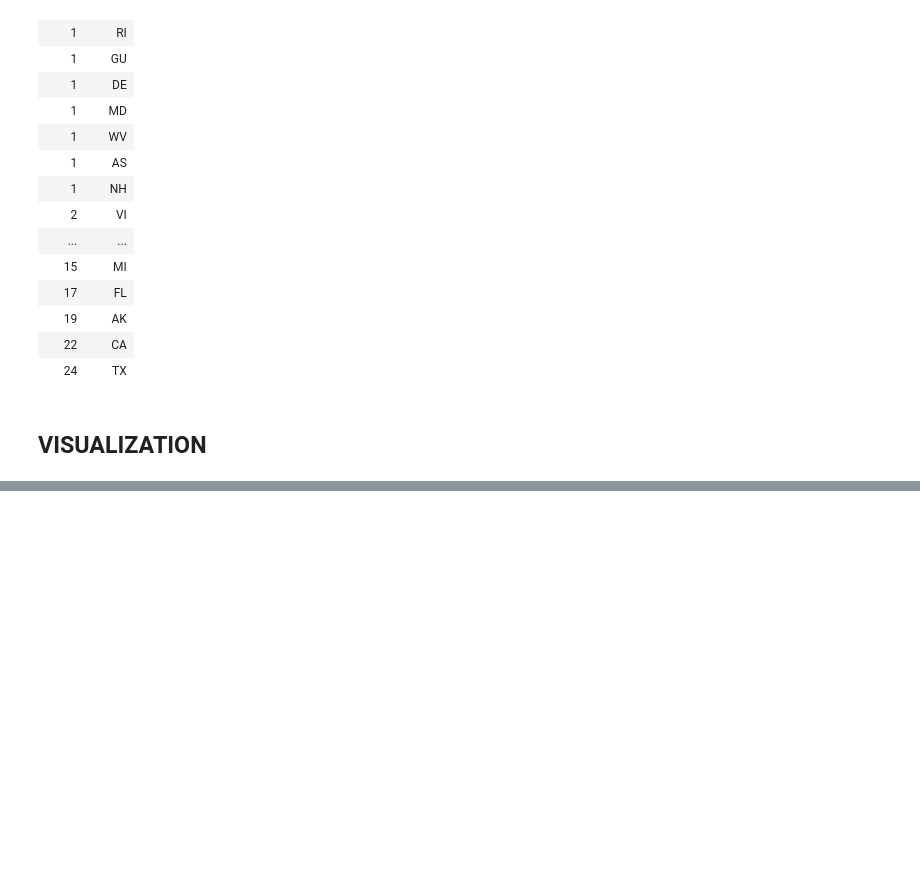
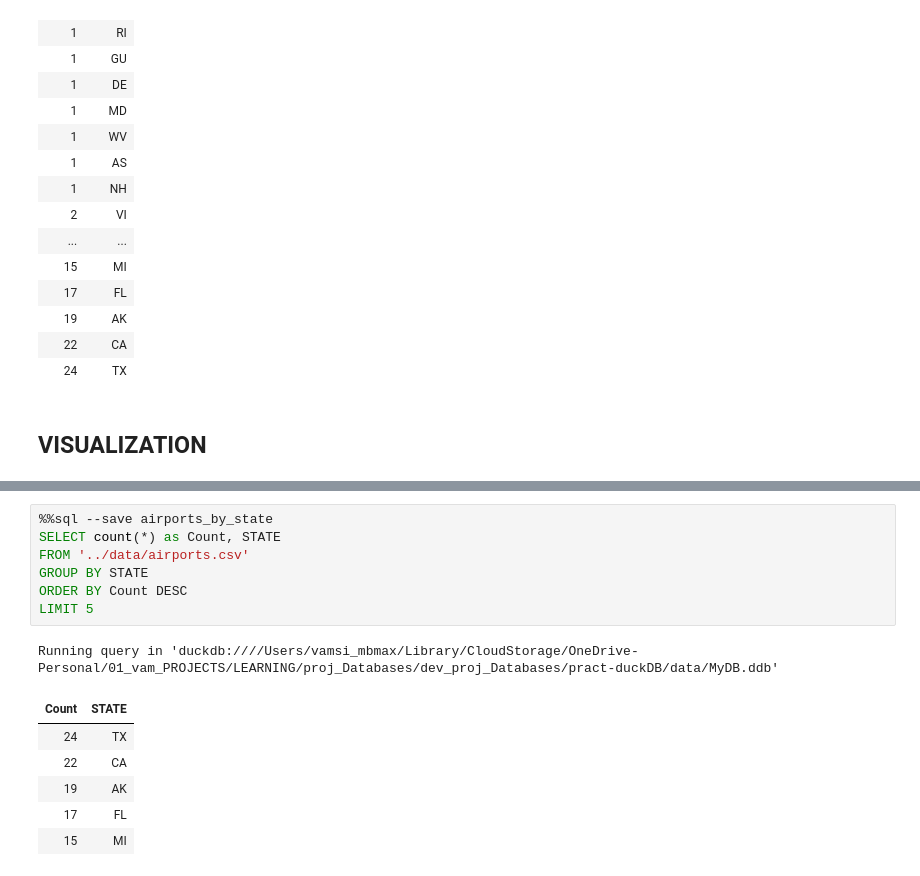
Before and after one commit to Friend09/practise-duckdb, a Jupyter notebook: notebooks/pract-ch4-duckdb-jupySQL.ipynb, the cells around one changed output, grey strips where cells are left out. Drawn from its saved outputs; the diff is of its cells as text; blank space fills up the shorter version.

```diff
--- a/notebooks/pract-ch4-duckdb-jupySQL.ipynb
+++ b/notebooks/pract-ch4-duckdb-jupySQL.ipynb
@@ -198,0 +248,15 @@ Running query in 'duckdb:////Users/vamsi_mbmax/Library/CloudStorage/OneDrive-Per
+# %%
+%%sql --save airports_by_state
+SELECT count(*) as Count, STATE
+FROM '../data/airports.csv'
+GROUP BY STATE
+ORDER BY Count DESC
+LIMIT 5
+# %% [output]
+Running query in 'duckdb:////Users/vamsi_mbmax/Library/CloudStorage/OneDrive-Personal/01_vam_PROJECTS/LEARNING/proj_Databases/dev_proj_Databases/pract-duckDB/data/MyDB.ddb'
+| Count | STATE |
+| 24 | TX |
+| 22 | CA |
+| 19 | AK |
+| 17 | FL |
+| 15 | MI |
```
Also changed, not shown: parts of 13 cells of this notebook, 5 other files.
